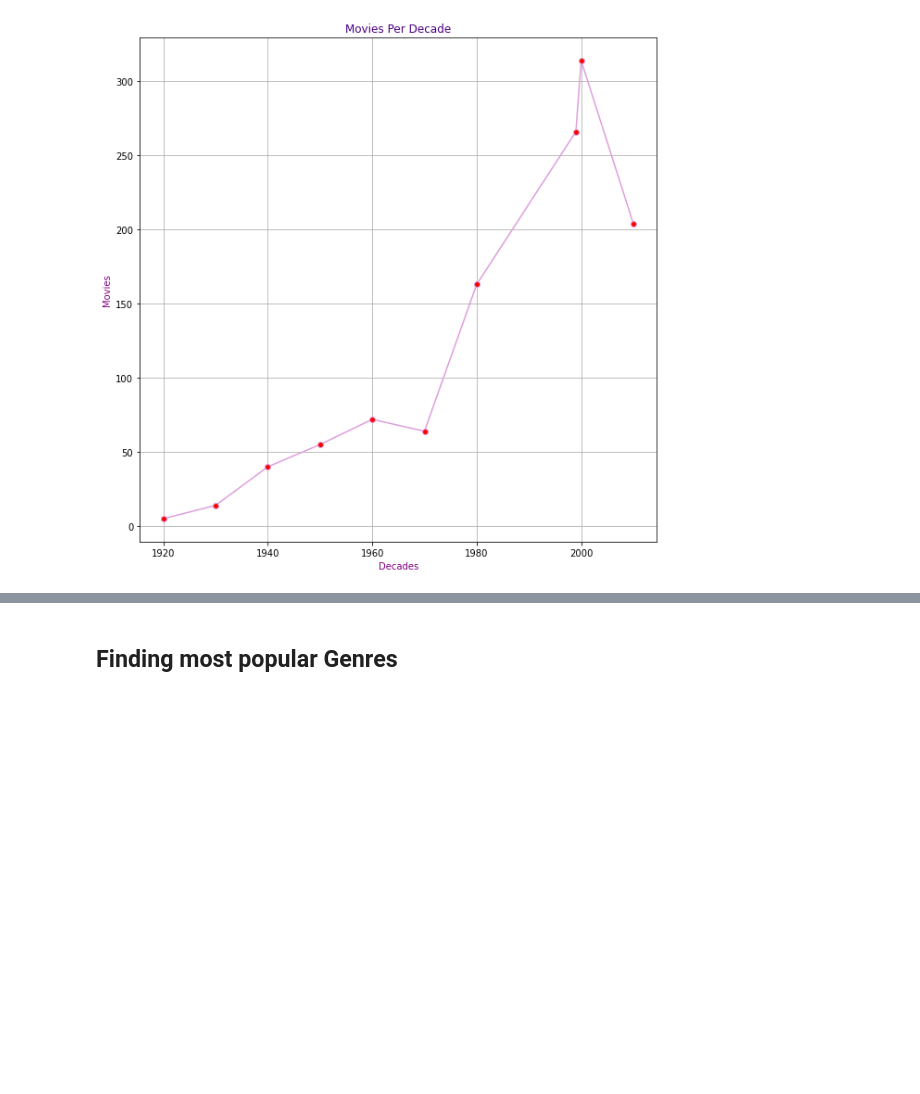
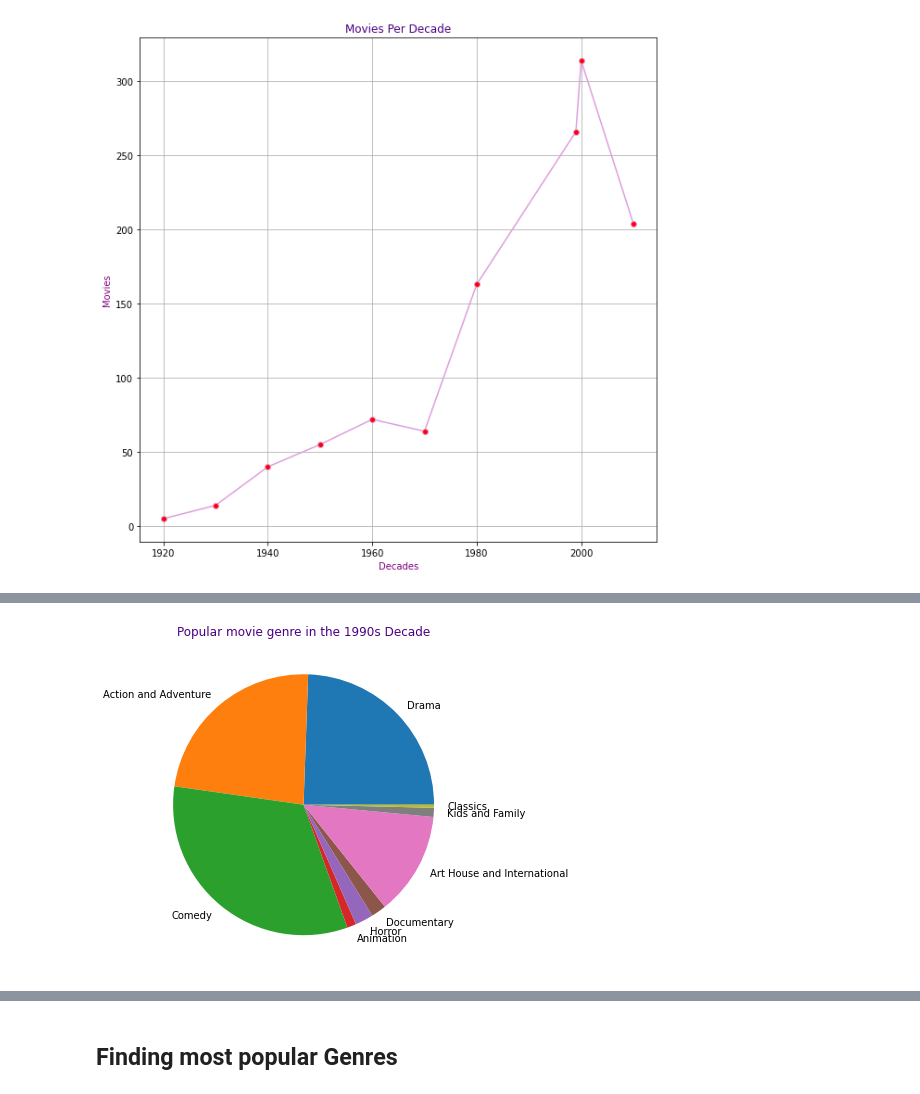
Before and after one commit to mfFrida/Capstone-Project-Semester-1, a Jupyter notebook: student.ipynb, the cells around one changed output, grey strips where cells are left out. Cells and saved outputs as stored; diff of their text form; code cells hidden in the pictures; blank space fills up the shorter version.

```diff
--- a/student.ipynb
+++ b/student.ipynb
@@ -352,0 +287,15 @@ else:
+# %%
+# Ploting data from the last decades
+# 90s Decade
+_90_labels = _90sgenres.keys()
+_90_values = _90sgenres.values()
+
+
+plt.figure(figsize=(6,6))
+plt.title('Popular movie genre in the 1990s Decade', color='indigo')
+
+# Plotting
+plt.pie(_90_values, labels = _90_labels)
+plt.show()
+# %% [output]
+[figure, added]
```
Also changed, not shown: parts of 20 cells of this notebook.
